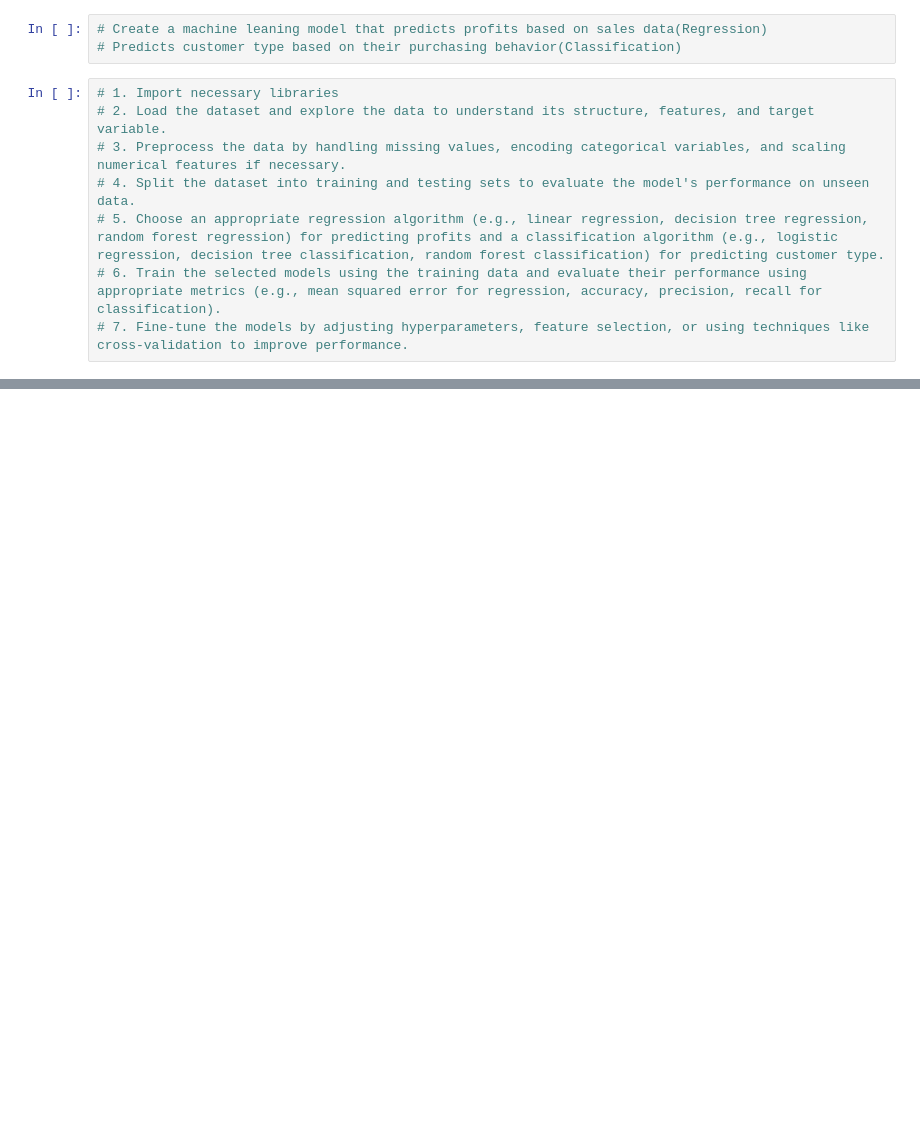
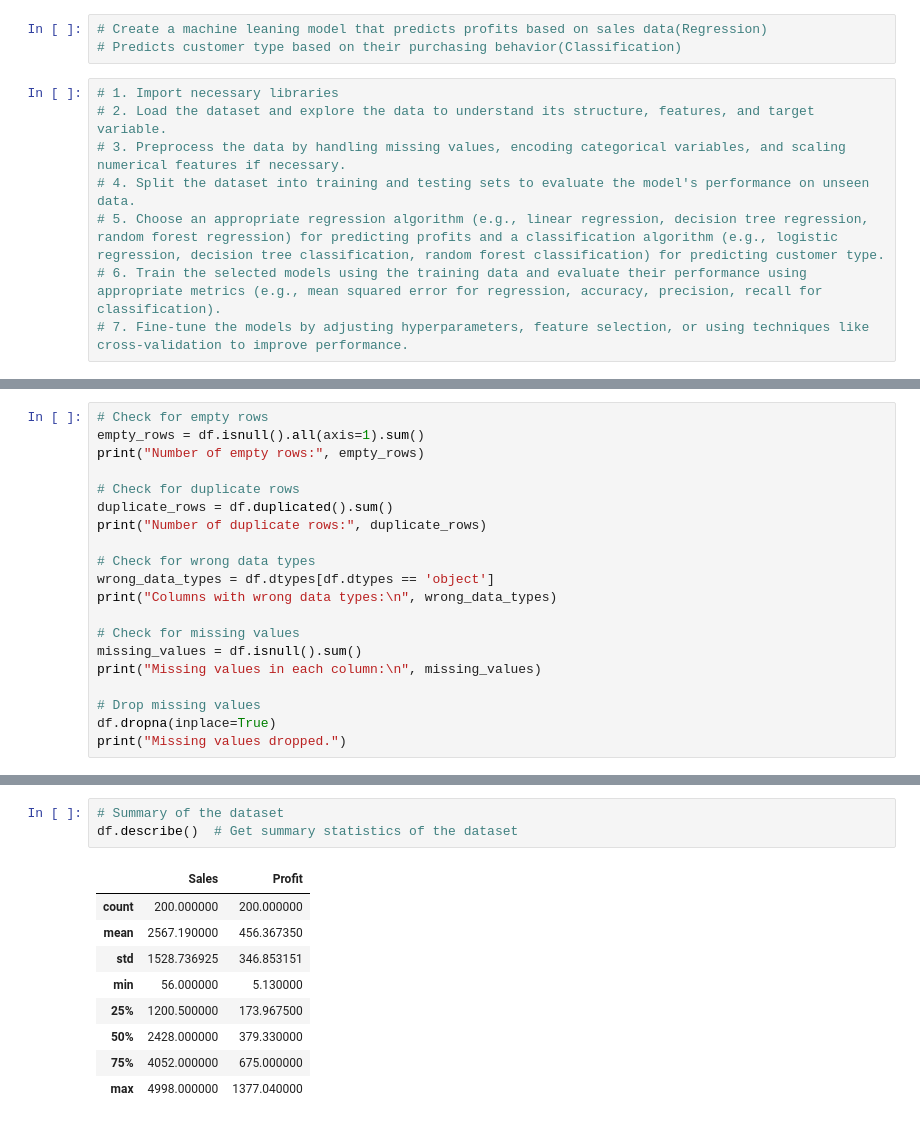
Before and after one commit to Afrah-create/RecessTerm, a Jupyter notebook: Lectures/Day11/big_data.ipynb, the cells around one changed output, grey strips where cells are left out. Saved outputs shown, nothing was run; the diff lists cells and outputs as text; blank space fills up the shorter version.

```diff
--- a/Lectures/Day11/big_data.ipynb
+++ b/Lectures/Day11/big_data.ipynb
@@ -175,0 +217,20 @@ from sklearn.metrics import mean_squared_error, accuracy_score, classification_r
+# %%
+# Check for empty rows
+empty_rows = df.isnull().all(axis=1).sum()
+print("Number of empty rows:", empty_rows)
+
+# Check for duplicate rows
+duplicate_rows = df.duplicated().sum()
+print("Number of duplicate rows:", duplicate_rows)
+
+# Check for wrong data types
+wrong_data_types = df.dtypes[df.dtypes == 'object']
+print("Columns with wrong data types:\n", wrong_data_types)
+
+# Check for missing values
+missing_values = df.isnull().sum()
+print("Missing values in each column:\n", missing_values)
+
+# Drop missing values
+df.dropna(inplace=True)
+print("Missing values dropped.")
@@ -175,0 +252,13 @@ from sklearn.metrics import mean_squared_error, accuracy_score, classification_r
+# %%
+# Summary of the dataset
+df.describe()  # Get summary statistics of the dataset
+# %% [output]
+|  | Sales | Profit |
+| count | 200.000000 | 200.000000 |
+| mean | 2567.190000 | 456.367350 |
+| std | 1528.736925 | 346.853151 |
+| min | 56.000000 | 5.130000 |
+| 25% | 1200.500000 | 173.967500 |
+| 50% | 2428.000000 | 379.330000 |
+| 75% | 4052.000000 | 675.000000 |
+| max | 4998.000000 | 1377.040000 |
```
Also changed, not shown: parts of 8 cells of this notebook.
